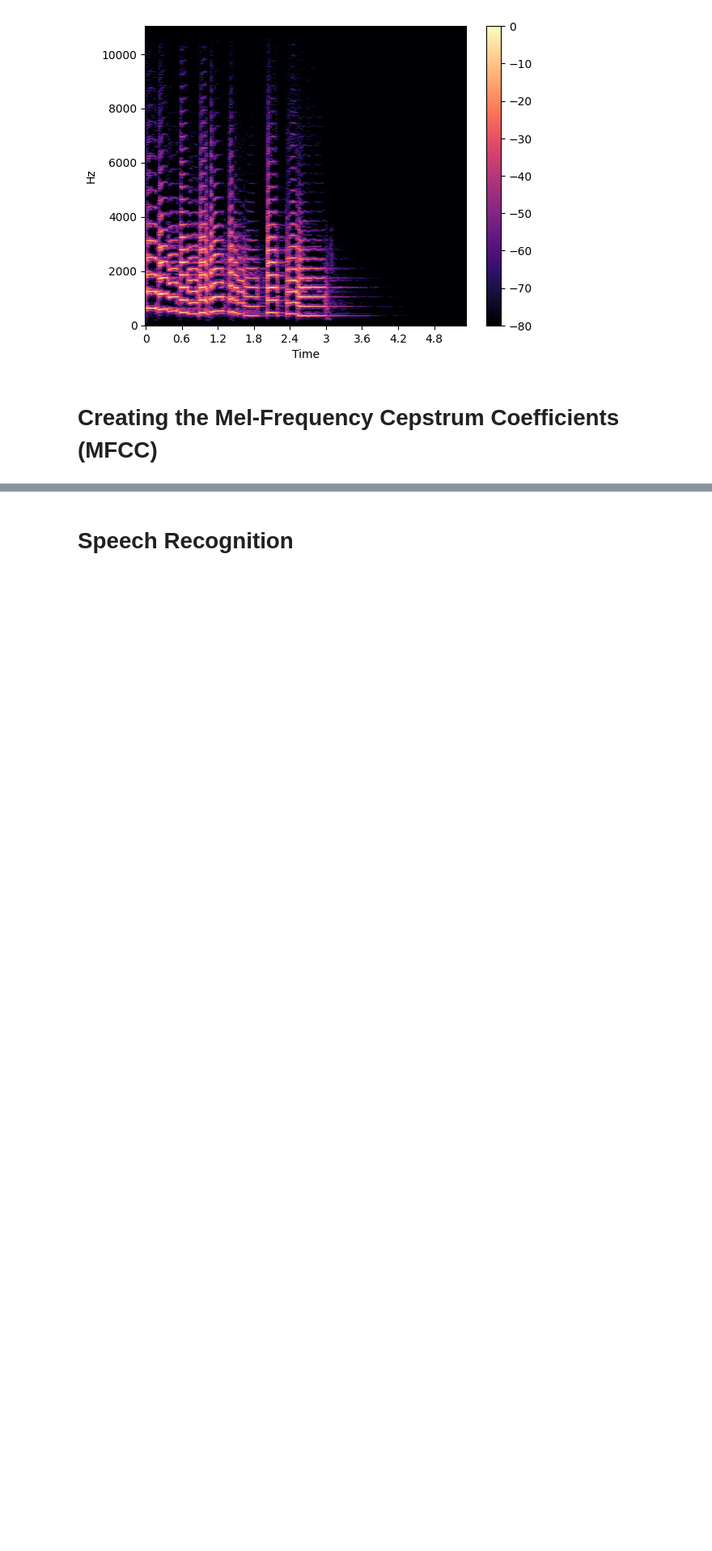
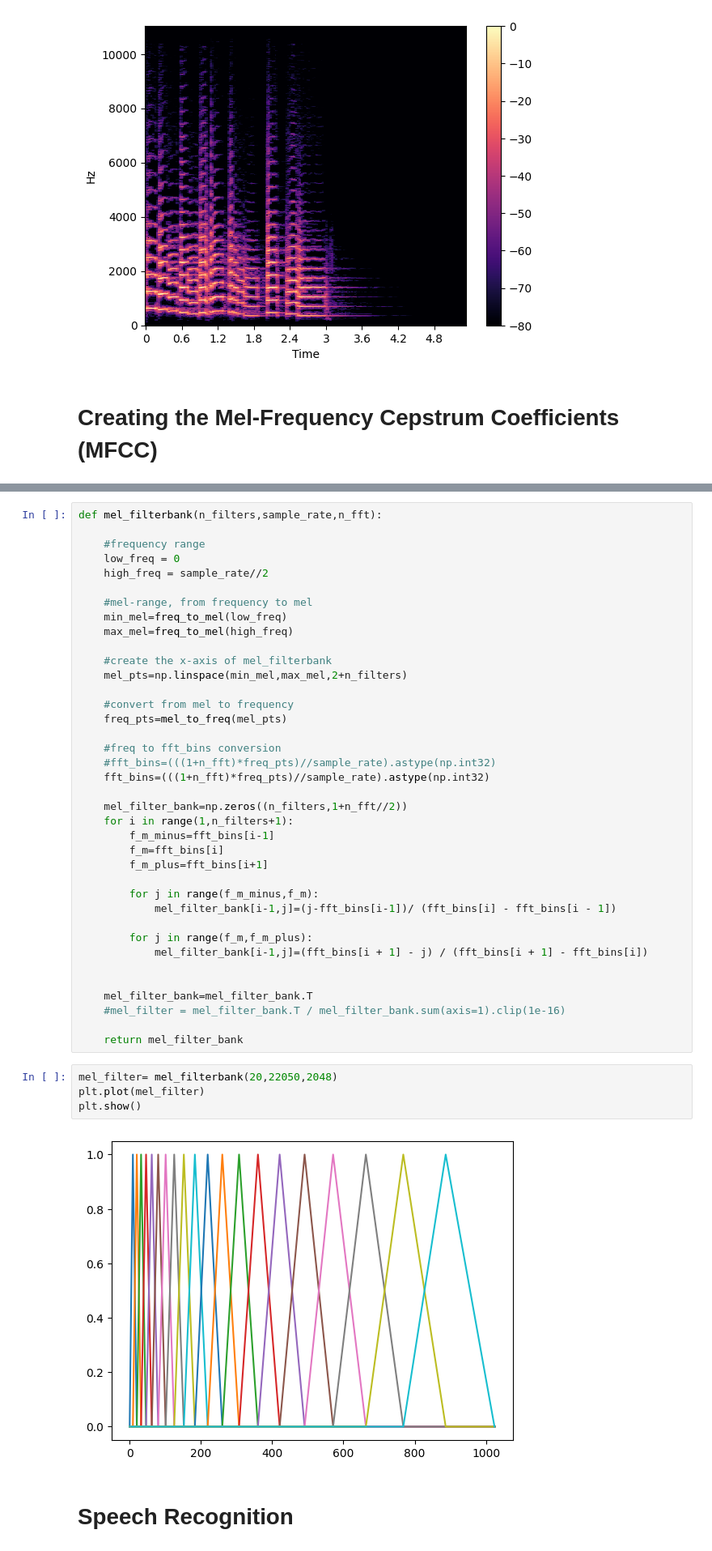
Before and after one commit to crystal-covas/speech-annotation-project, a Jupyter notebook: notebooks/spectrograms_notes.ipynb, the cells around one changed output, grey strips where cells are left out. Shown at 81% size. Cells and saved outputs as stored; diff of their text form; blank space fills up the shorter version.

Commit message:
added the mel-filterbank

```diff
--- a/notebooks/spectrograms_notes.ipynb
+++ b/notebooks/spectrograms_notes.ipynb
@@ -222,3 +273,47 @@ plt.colorbar()
+# %%
+def mel_filterbank(n_filters,sample_rate,n_fft):
+
+    #frequency range
+    low_freq = 0
+    high_freq = sample_rate//2
+
+    #mel-range, from frequency to mel
+    min_mel=freq_to_mel(low_freq)
+    max_mel=freq_to_mel(high_freq)
+
+    #create the x-axis of mel_filterbank
+    mel_pts=np.linspace(min_mel,max_mel,2+n_filters)
+
+    #convert from mel to frequency
+    freq_pts=mel_to_freq(mel_pts)
+
+    #freq to fft_bins conversion
+    #fft_bins=(((1+n_fft)*freq_pts)//sample_rate).astype(np.int32)
+    fft_bins=(((1+n_fft)*freq_pts)//sample_rate).astype(np.int32)
+
+    mel_filter_bank=np.zeros((n_filters,1+n_fft//2))
+    for i in range(1,n_filters+1):
+        f_m_minus=fft_bins[i-1]
+        f_m=fft_bins[i]
+        f_m_plus=fft_bins[i+1]
+
+        for j in range(f_m_minus,f_m):
+            mel_filter_bank[i-1,j]=(j-fft_bins[i-1])/ (fft_bins[i] - fft_bins[i - 1])
+
+        for j in range(f_m,f_m_plus):
+            mel_filter_bank[i-1,j]=(fft_bins[i + 1] - j) / (fft_bins[i + 1] - fft_bins[i])
+
+
+    mel_filter_bank=mel_filter_bank.T
+    #mel_filter = mel_filter_bank.T / mel_filter_bank.sum(axis=1).clip(1e-16)
+
+    return mel_filter_bank
+# %%
+mel_filter= mel_filterbank(20,22050,2048)
+plt.plot(mel_filter)
+plt.show()
+# %% [output]
+[figure, added]
 # %% [markdown]
 # Speech Recognition
 # %%
```
Also changed, not shown: parts of 13 cells of this notebook.
